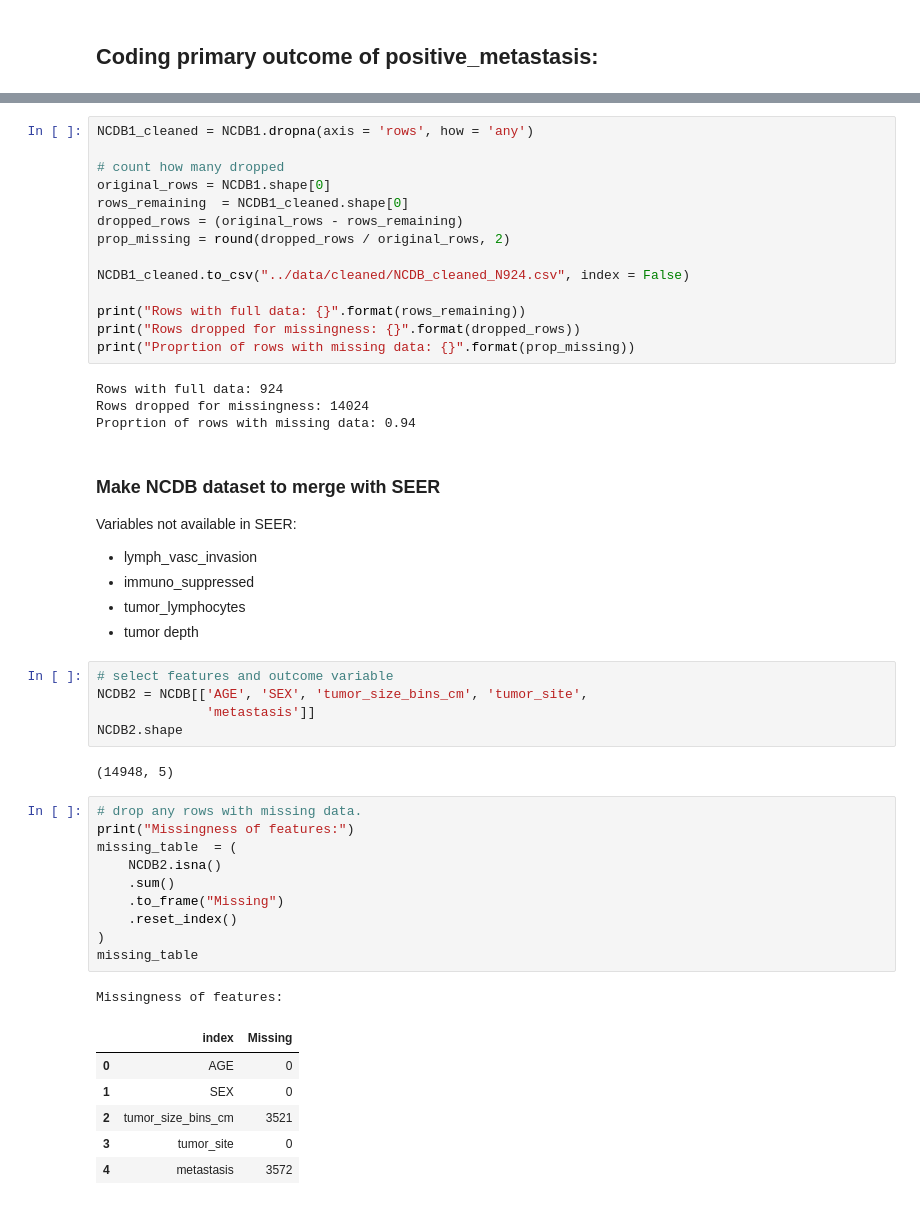
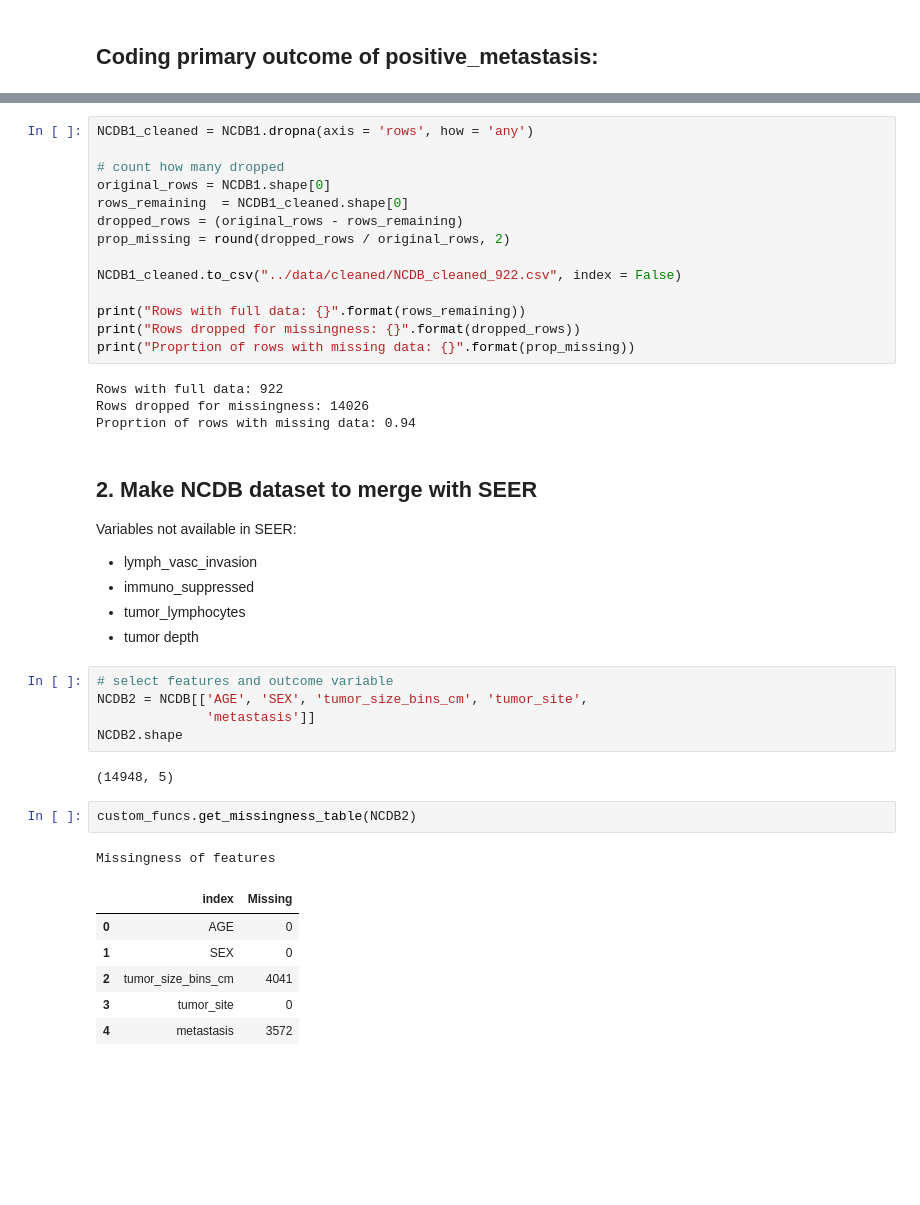
Before and after one commit to mvantieghem/mcc_metastasis, a Jupyter notebook: notebooks/01A_cleaning_NCDB_data.ipynb, the cells around one changed output, grey strips where cells are left out. Saved outputs shown, nothing was run; the diff lists cells and outputs as text; blank space fills up the shorter version.

```diff
--- a/notebooks/01A_cleaning_NCDB_data.ipynb
+++ b/notebooks/01A_cleaning_NCDB_data.ipynb
@@ -466,17 +370,17 @@ rows_remaining  = NCDB1_cleaned.shape[0]
 dropped_rows = (original_rows - rows_remaining)
 prop_missing = round(dropped_rows / original_rows, 2)
 
-NCDB1_cleaned.to_csv("../data/cleaned/NCDB_cleaned_N924.csv", index = False)
+NCDB1_cleaned.to_csv("../data/cleaned/NCDB_cleaned_922.csv", index = False)
 
 print("Rows with full data: {}".format(rows_remaining))
 print("Rows dropped for missingness: {}".format(dropped_rows))
 print("Proprtion of rows with missing data: {}".format(prop_missing))
 # %% [output]
-Rows with full data: 924
-Rows dropped for missingness: 14024
+Rows with full data: 922
+Rows dropped for missingness: 14026
 Proprtion of rows with missing data: 0.94
 # %% [markdown]
-### Make NCDB dataset to merge with SEER
+## 2. Make NCDB dataset to merge with SEER
 
 Variables not available in SEER:
 - lymph_vasc_invasion
@@ -490,24 +394,16 @@ NCDB2 = NCDB[['AGE', 'SEX', 'tumor_size_bins_cm', 'tumor_site',
 NCDB2.shape
 # %% [output]
 (14948, 5)
-# %%
-# drop any rows with missing data.
-print("Missingness of features:")
-missing_table  = (
-    NCDB2.isna()
-    .sum()
-    .to_frame("Missing")
-    .reset_index()
-)
-missing_table
-# %% [output]
-Missingness of features:
-|  | index | Missing |
-| 0 | AGE | 0 |
-| 1 | SEX | 0 |
-| 2 | tumor_size_bins_cm | 3521 |
-| 3 | tumor_site | 0 |
-| 4 | metastasis | 3572 |
+# %%
+custom_funcs.get_missingness_table(NCDB2)
+# %% [output]
+Missingness of features
+|  | index | Missing |
+| 0 | AGE | 0 |
+| 1 | SEX | 0 |
+| 2 | tumor_size_bins_cm | 4041 |
+| 3 | tumor_site | 0 |
+| 4 | metastasis | 3572 |
 # %%
 NCDB2_cleaned = NCDB2.dropna(axis = 'rows', how = 'any')
 
```
Also changed, not shown: parts of 29 cells of this notebook, 15 other files.
